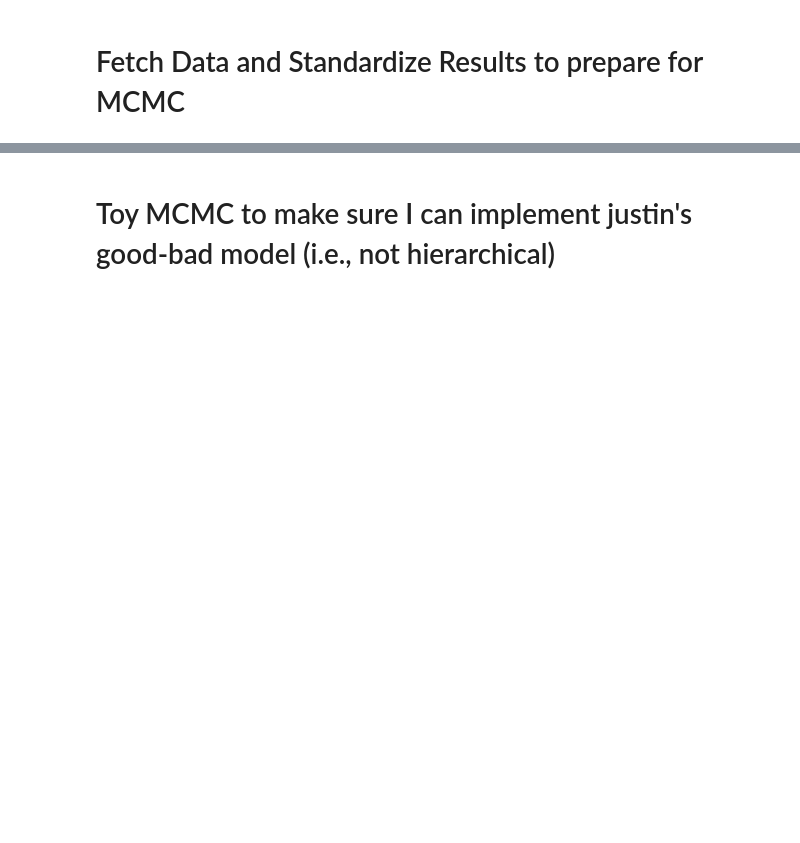
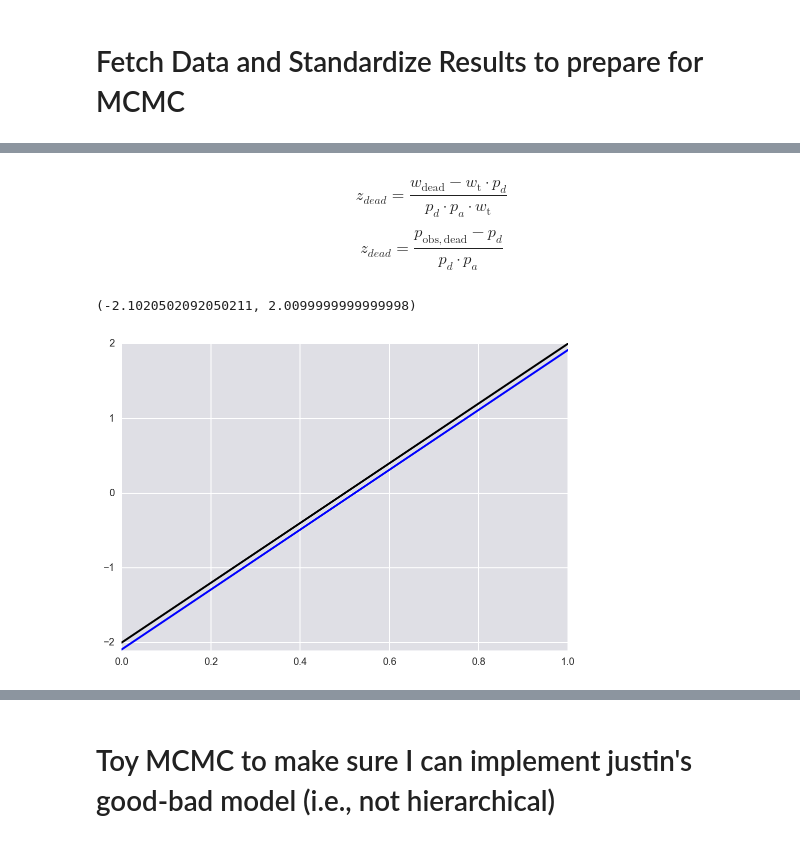
Before and after one commit to dangeles/WormFiles, a Jupyter notebook: agingRNAseq/src/MCMC Analysis.ipynb, the cells around one changed output, grey strips where cells are left out. Cells and saved outputs as stored; diff of their text form; code cells hidden in the pictures; blank space fills up the shorter version.

```diff
--- a/agingRNAseq/src/MCMC Analysis.ipynb
+++ b/agingRNAseq/src/MCMC Analysis.ipynb
@@ -83,0 +127,39 @@ df['z_dead'] = (df.dead - total*gfp_fr_dead_mu)/(gfp_fr_dead_sig*total)
+# %% [markdown]
+$$
+z_{dead} = \frac{w_{\mathrm{dead}}- w_\mathrm{t}\cdot p_d}{p_d\cdot p_a \cdot w_\mathrm{t}}
+$$
+
+$$
+z_{dead} = \frac{p_{\mathrm{obs, dead}}- p_d}{p_d\cdot p_a}
+$$
+# %%
+p_d = np.array([0.5, 0.522])
+
+p_obs = np.linspace(0, 1, 1000)
+
+def z_dead(p, p_d):
+    """
+    params:
+    -------
+    p - an input vector between 0, 1
+    p_d - a scalar between 0, 1
+    """
+    z_dead = (p - p_d)/(p_d*(1-p_d))
+
+    return z_dead
+
+z = np.empty((len(p_d), len(p_obs)))
+
+for i, val in enumerate(p_d):
+    z[i] = z_dead(p_obs, val)
+
+plt.plot(p_obs, z[0], 'k')
+plt.plot(p_obs, z[1], 'b')
+
+zmax = np.max(z)
+zmin = np.min(z)
+plt.ylim(zmin-0.01, zmax +0.01)
+# plt.yscale('symlog')
+# %% [output]
+(-2.1020502092050211, 2.0099999999999998)
+[figure, added]
```
Also changed, not shown: parts of 40 cells of this notebook, 12 other files.
